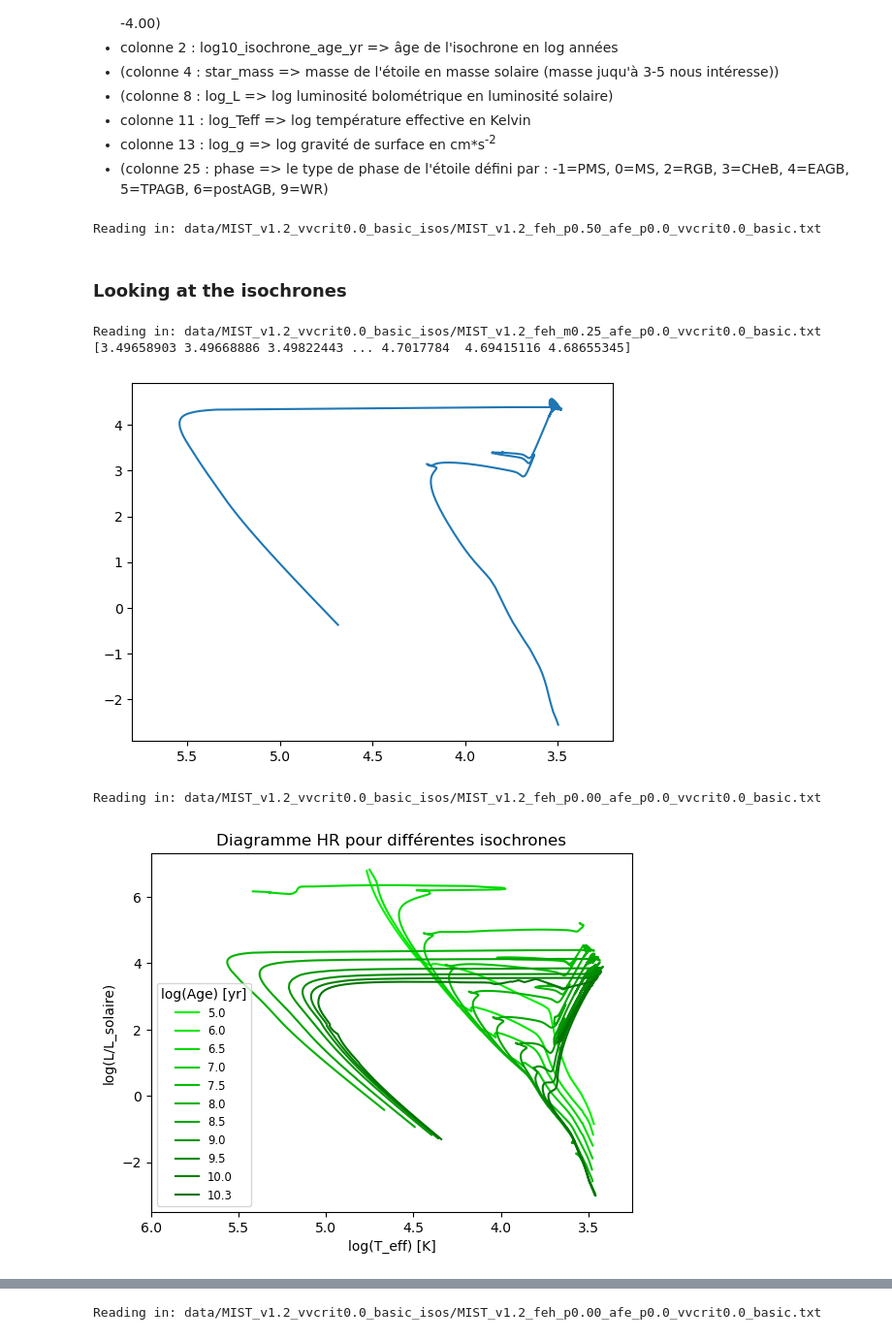
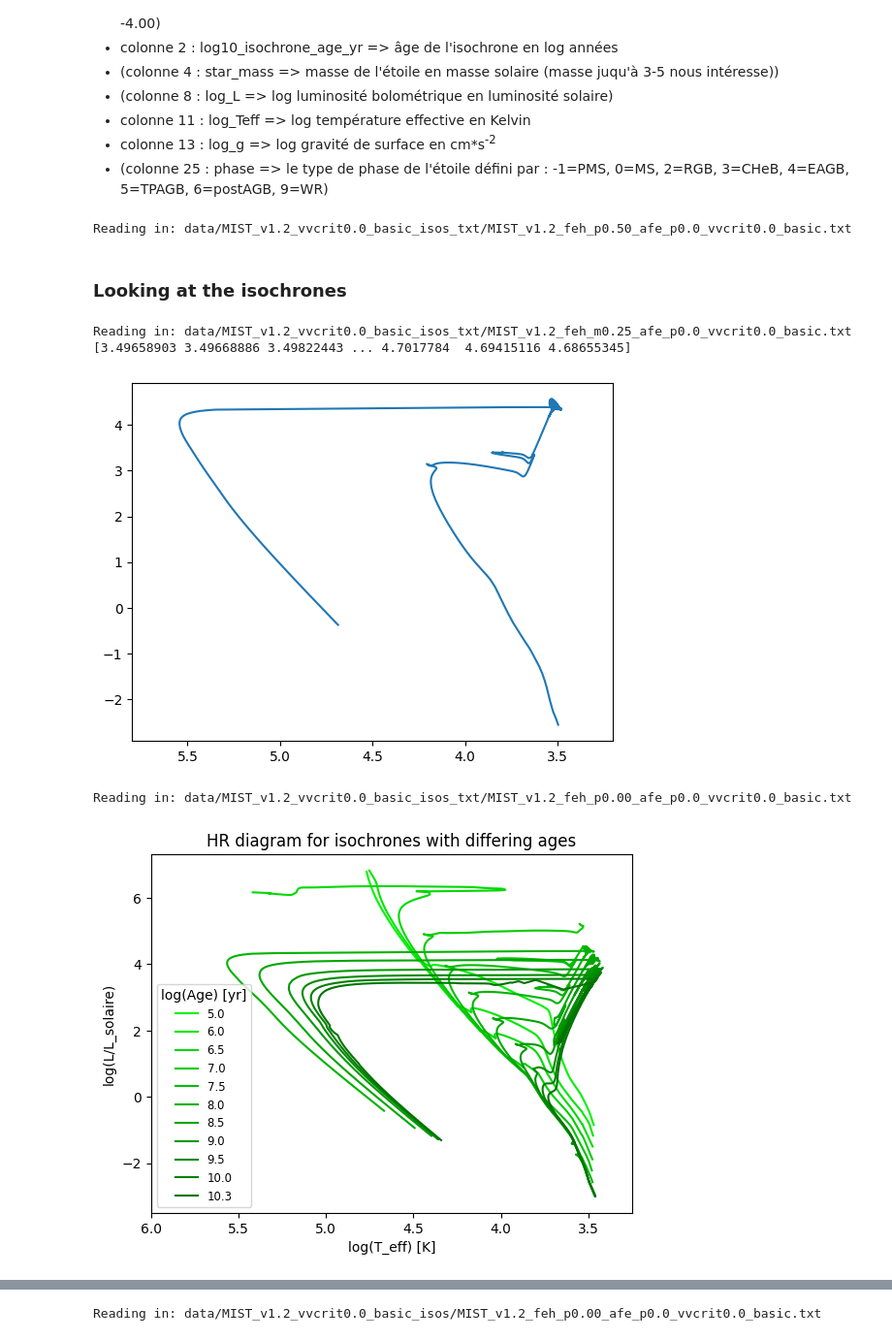
Before and after one commit to anpirott/thesis, a Jupyter notebook: data_exploration.ipynb, the cells around one changed output, grey strips where cells are left out. Shown at 97% size. Drawn from its saved outputs; the diff is of its cells as text; code cells hidden in the pictures.

```diff
--- a/data_exploration.ipynb
+++ b/data_exploration.ipynb
@@ -16,7 +16,7 @@ import read_mist_models
 # %% [markdown]
 ### Isochrones
 # %%
-with open("data/MIST_v1.2_vvcrit0.0_basic_isos/MIST_v1.2_feh_p0.00_afe_p0.0_vvcrit0.0_basic.txt", 'r') as f:
+with open("data/MIST_v1.2_vvcrit0.0_basic_isos_txt/MIST_v1.2_feh_p0.00_afe_p0.0_vvcrit0.0_basic.txt", 'r') as f:
     lines = f.readlines()
 
 print(len(lines))
@@ -56,18 +56,18 @@ le nombre de EEP (equivalent evolutionary point) tracks par isochrone augmente
 - colonne 13 : log_g => log gravité de surface en cm*s<sup>-2</sup>
 - (colonne 25 : phase => le type de phase de l'étoile défini par : -1=PMS, 0=MS, 2=RGB, 3=CHeB, 4=EAGB, 5=TPAGB, 6=postAGB, 9=WR)
 # %%
-iso_test = read_mist_models.ISO('data/MIST_v1.2_vvcrit0.0_basic_isos/MIST_v1.2_feh_p0.50_afe_p0.0_vvcrit0.0_basic.txt')
+iso_test = read_mist_models.ISO('data/MIST_v1.2_vvcrit0.0_basic_isos_txt/MIST_v1.2_feh_p0.50_afe_p0.0_vvcrit0.0_basic.txt')
 
 infos = iso_test.read_iso_file()
 
 # for data in infos:
 #     print(data)
 # %% [output]
-Reading in: data/MIST_v1.2_vvcrit0.0_basic_isos/MIST_v1.2_feh_p0.50_afe_p0.0_vvcrit0.0_basic.txt
+Reading in: data/MIST_v1.2_vvcrit0.0_basic_isos_txt/MIST_v1.2_feh_p0.50_afe_p0.0_vvcrit0.0_basic.txt
 # %% [markdown]
 ### Looking at the isochrones
 # %%
-iso = read_mist_models.ISO('data/MIST_v1.2_vvcrit0.0_basic_isos/MIST_v1.2_feh_m0.25_afe_p0.0_vvcrit0.0_basic.txt')
+iso = read_mist_models.ISO('data/MIST_v1.2_vvcrit0.0_basic_isos_txt/MIST_v1.2_feh_m0.25_afe_p0.0_vvcrit0.0_basic.txt')
 
 age_ind = iso.age_index(8.0)
 
@@ -81,38 +81,38 @@ plt.plot(logTeff, logL)
 
 plt.show()
 # %% [output]
-Reading in: data/MIST_v1.2_vvcrit0.0_basic_isos/MIST_v1.2_feh_m0.25_afe_p0.0_vvcrit0.0_basic.txt
+Reading in: data/MIST_v1.2_vvcrit0.0_basic_isos_txt/MIST_v1.2_feh_m0.25_afe_p0.0_vvcrit0.0_basic.txt
 [3.49658903 3.49668886 3.49822443 ... 4.7017784  4.69415116 4.68655345]
 [figure]
 # %%
 # V1 sans pandas
 
-iso = read_mist_models.ISO('data/MIST_v1.2_vvcrit0.0_basic_isos/MIST_v1.2_feh_p0.00_afe_p0.0_vvcrit0.0_basic.txt')
+iso = read_mist_models.ISO('data/MIST_v1.2_vvcrit0.0_basic_isos_txt/MIST_v1.2_feh_p0.00_afe_p0.0_vvcrit0.0_basic.txt')
 
 ages = [5.0, 6.0, 6.5, 7.0, 7.5, 8.0, 8.5, 9.0, 9.5, 10.0, 10.3]
 colors = [0.05, 0.1, 0.15, 0.2, 0.25, 0.3, 0.35, 0.40, 0.45, 0.5, 0.55]
 # utiliser ça (https://stats.stackexchange.com/questions/281162/scale-a-number-between-a-range) pour normaliser si besoin
 
 for i, age in enumerate(ages):
     age_ind = iso.age_index(age)
     logTeff = iso.isos[age_ind]['log_Teff']
     # print(age_ind) # donne un index d'isochrone
     # print(iso.isos[age_ind]) # donne une liste de tous les paramètres de toutes les étoiles dans l'isochrone
     # print(iso.isos[age_ind]['log_Teff']) # donne une liste de la température de toutes les étoiles dans l'isochrone
     # break
 
     logL = iso.isos[age_ind]['log_L']
 
     plt.plot(logTeff, logL, label=f"{age}", c=(0, # 0.5-colors[i] if 0.5-colors[i]>0 else 0,
                                                1-colors[i], # 0.5-colors[i] if 0.5-colors[i]>0 else 0,
                                                0))
 
 plt.xlim(6, 3.25)
 plt.xlabel("log(T_eff) [K]")
 plt.ylabel("log(L/L_solaire)")
 plt.legend(title="log(Age) [yr]", fontsize="small")
-plt.title("Diagramme HR pour différentes isochrones")
+plt.title("HR diagram for isochrones with differing ages")
 plt.show()
 # %% [output]
-Reading in: data/MIST_v1.2_vvcrit0.0_basic_isos/MIST_v1.2_feh_p0.00_afe_p0.0_vvcrit0.0_basic.txt
+Reading in: data/MIST_v1.2_vvcrit0.0_basic_isos_txt/MIST_v1.2_feh_p0.00_afe_p0.0_vvcrit0.0_basic.txt
-[figure, old version]
+[figure, new version]
```
Also changed, not shown: parts of 13 cells of this notebook, 8 other files.
